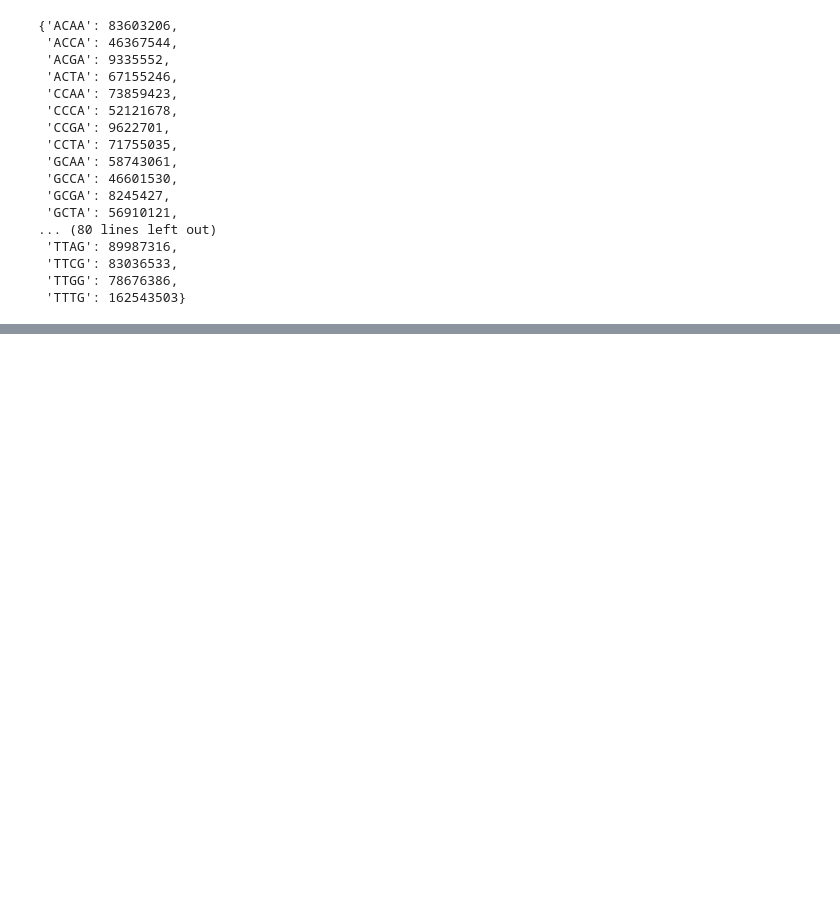
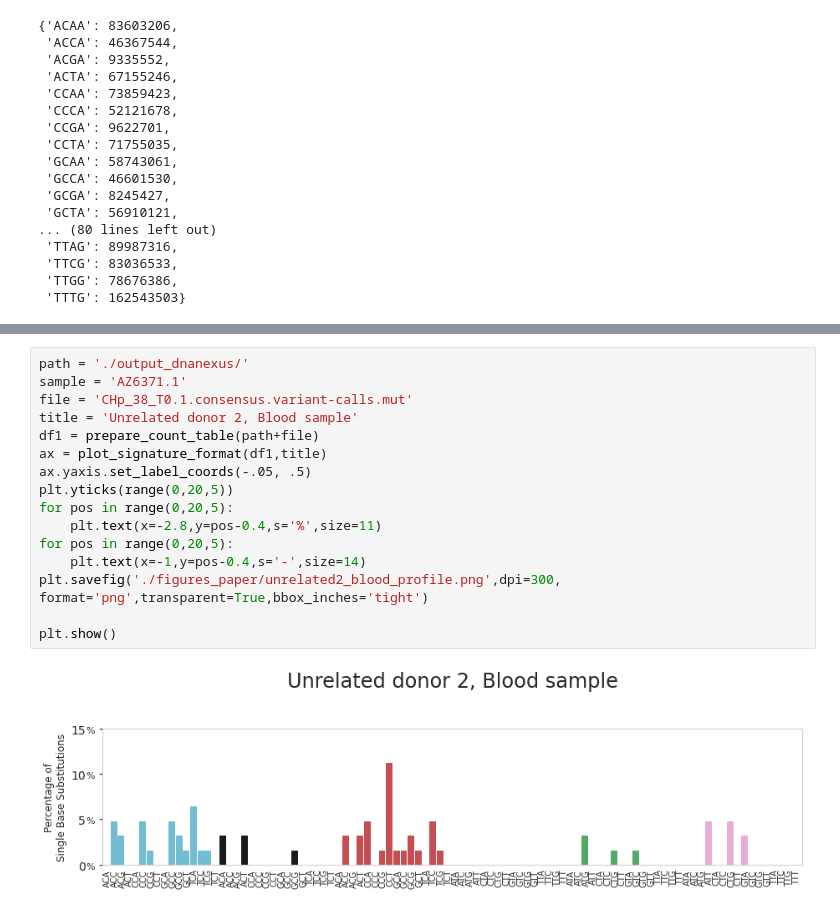
Before and after one commit to bbglab/second-tumors-children, a Jupyter notebook: duplex_analysis/mutational_profiles/Mutational_profiles.ipynb, the cells around one changed output, grey strips where cells are left out. Cells and saved outputs as stored; diff of their text form; blank space fills up the shorter version.

```diff
--- a/duplex_analysis/mutational_profiles/Mutational_profiles.ipynb
+++ b/duplex_analysis/mutational_profiles/Mutational_profiles.ipynb
@@ -374,3 +315,21 @@ plt.show()
+# %%
+path = './output_dnanexus/'
+sample = 'AZ6371.1'
+file = 'CHp_38_T0.1.consensus.variant-calls.mut'
+title = 'Unrelated donor 2, Blood sample'
+df1 = prepare_count_table(path+file)
+ax = plot_signature_format(df1,title)
+ax.yaxis.set_label_coords(-.05, .5)
+plt.yticks(range(0,20,5))
+for pos in range(0,20,5):
+    plt.text(x=-2.8,y=pos-0.4,s='%',size=11)
+for pos in range(0,20,5):
+    plt.text(x=-1,y=pos-0.4,s='-',size=14)
+plt.savefig('./figures_paper/unrelated2_blood_profile.png',dpi=300, format='png',transparent=True,bbox_inches='tight')
+
+plt.show()
+# %% [output]
+[figure, added]
 # %%
 file = '../../wgs_analysis/tumor_vs_blood/signature_analysis/data/COSMIC_v3.3.1_SBS_GRCh38.txt'
 
```
Also changed, not shown: parts of 14 cells of this notebook, 3 other files.
